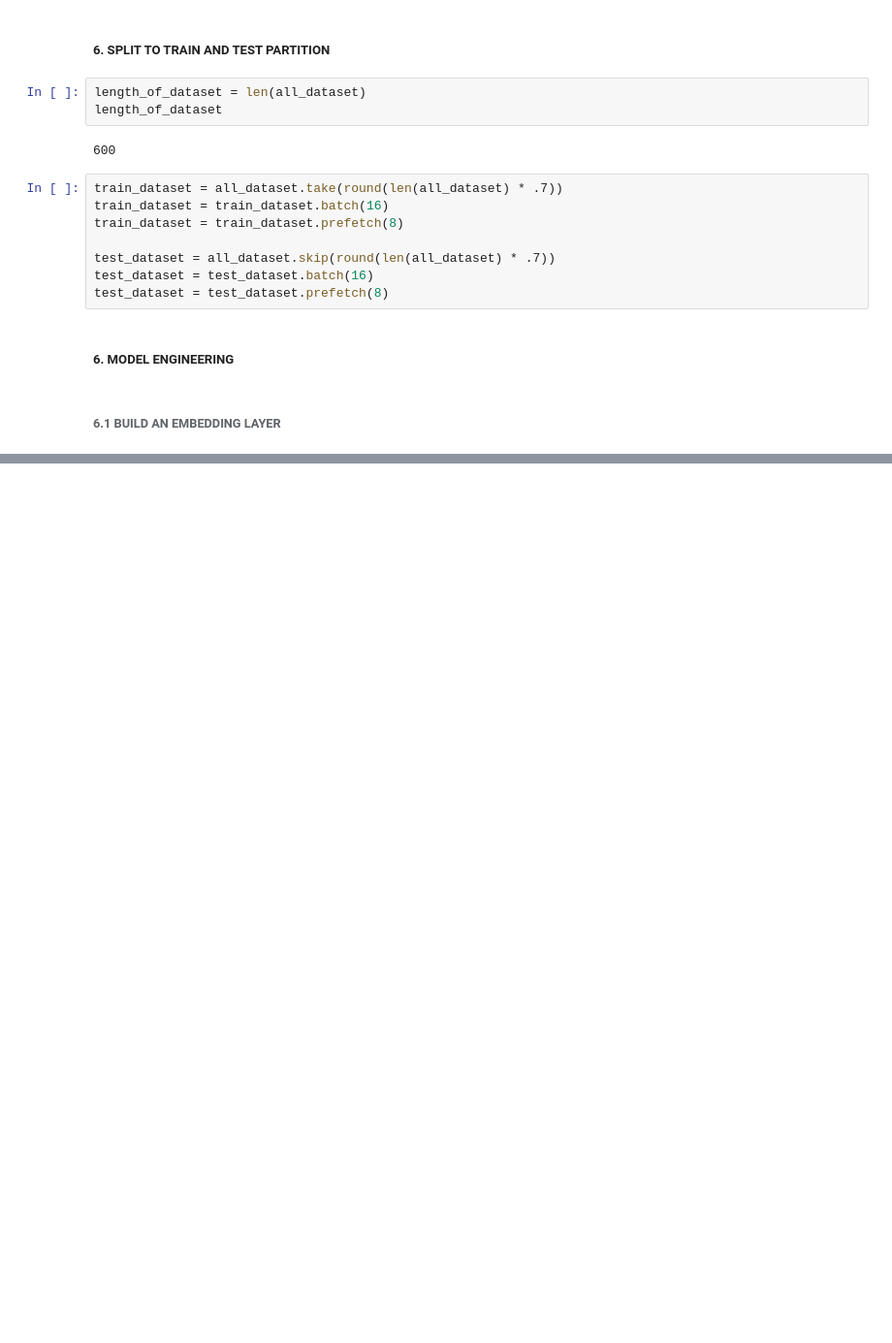
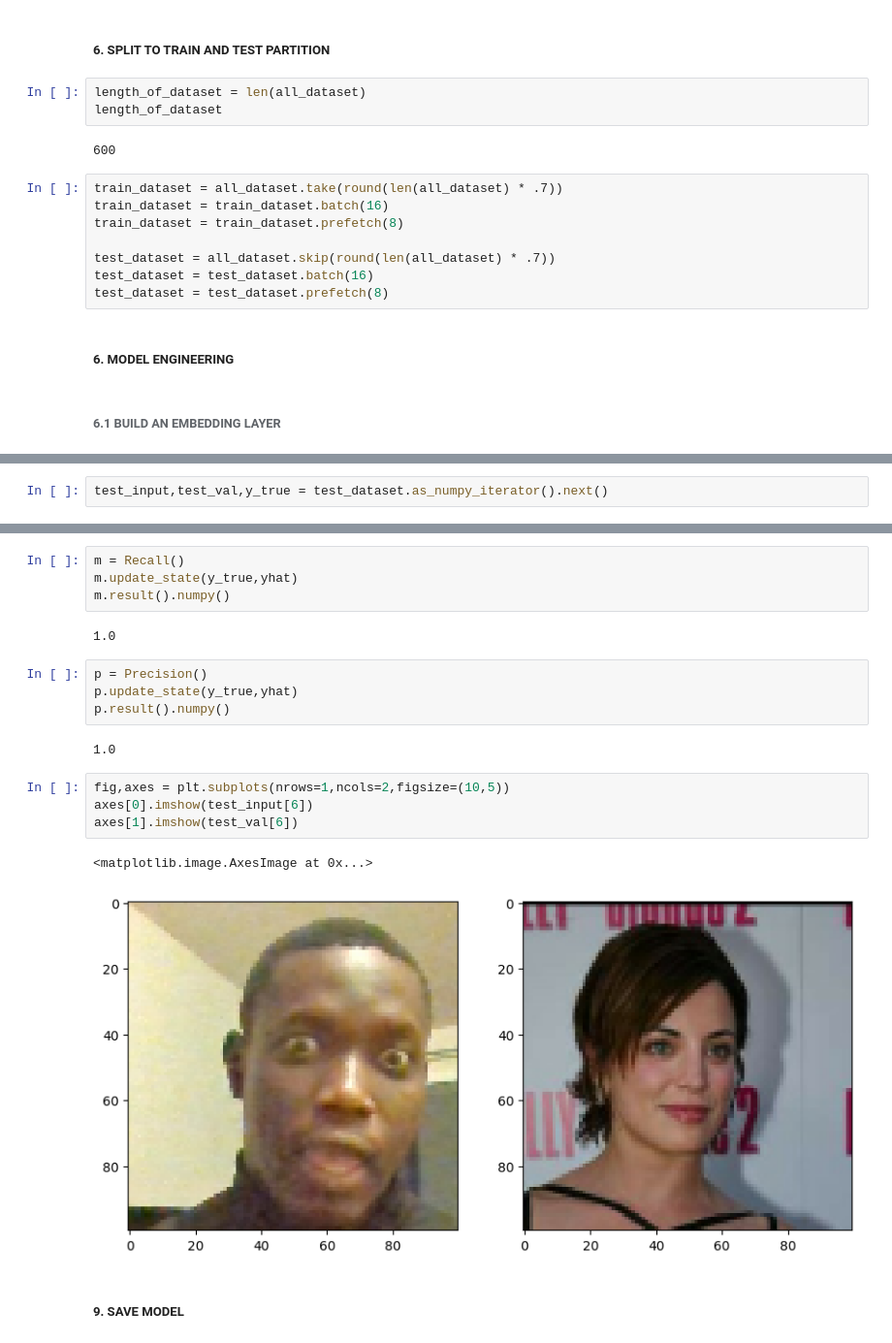
Before and after one commit to bkjboadu/computer-vision, a Jupyter notebook: face recognition/main.ipynb, the cells around one changed output, grey strips where cells are left out. Shown: that part at 97% size. Saved outputs shown, nothing was run; the diff lists cells and outputs as text; blank space fills up the shorter version.

```diff
--- a/face recognition/main.ipynb
+++ b/face recognition/main.ipynb
@@ -173,0 +308,2 @@ maxpool1
+# %%
+test_input,test_val,y_true = test_dataset.as_numpy_iterator().next()
@@ -173,0 +360,21 @@ maxpool1
+# %%
+m = Recall()
+m.update_state(y_true,yhat)
+m.result().numpy()
+# %% [output]
+1.0
+# %%
+p = Precision()
+p.update_state(y_true,yhat)
+p.result().numpy()
+# %% [output]
+1.0
+# %%
+fig,axes = plt.subplots(nrows=1,ncols=2,figsize=(10,5))
+axes[0].imshow(test_input[6])
+axes[1].imshow(test_val[6])
+# %% [output]
+<matplotlib.image.AxesImage at 0x...>
+[figure, added]
+# %% [markdown]
+##### 9. SAVE MODEL
```
Also changed, not shown: parts of 30 cells of this notebook, 1 other file.
